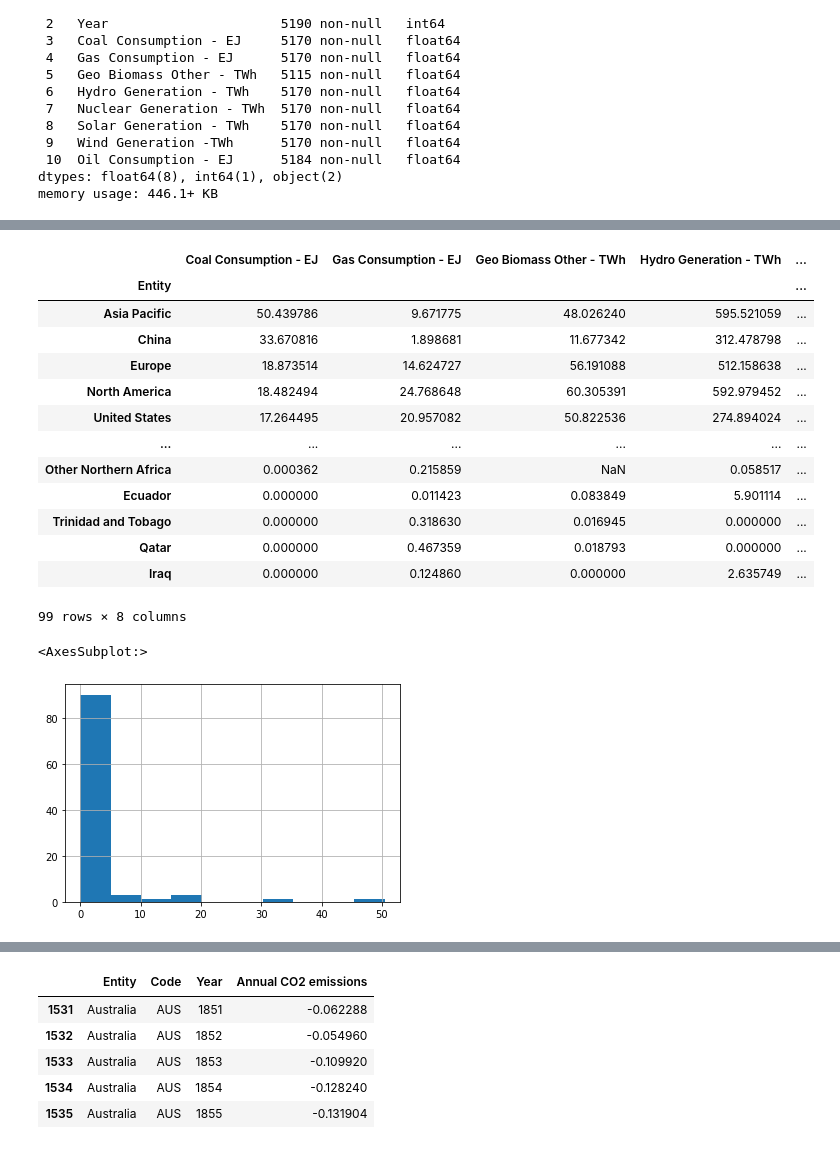
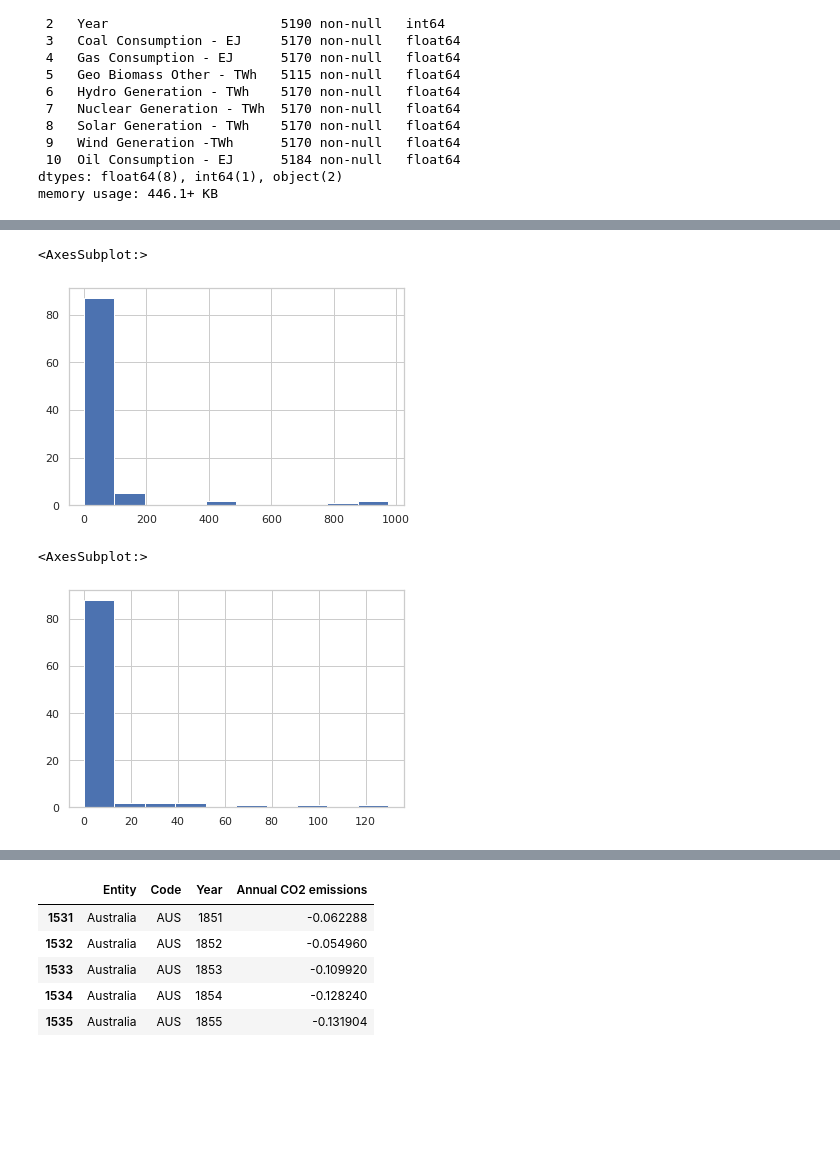
Before and after one commit to MathieuGuarino/IHProject2, a Jupyter notebook: main.ipynb, the cells around one changed output, grey strips where cells are left out. Saved outputs shown, nothing was run; the diff lists cells and outputs as text; code cells hidden in the pictures; blank space fills up the shorter version.

```diff
--- a/main.ipynb
+++ b/main.ipynb
@@ -113,0 +269,6 @@ memory usage: 446.1+ KB
+# %%
+green_indicators = pd.read_csv('./Environment-Equity Datasets/Social Equity/Government policies and support/Green Growth Indicators by country.csv')
+green_indicators.dataframeName = 'Green Growth Indicators by country.csv'
+nRow, nCol = green_indicators.shape
+print(f'There are {nRow} rows and {nCol} columns')
+green_indicators.head(2)
@@ -113,0 +304,6 @@ memory usage: 446.1+ KB
+# %%
+green_indic_cleaned = green_indicators[green_indicators.Year.between(2010,2020)].drop(['COU','Reference Period Code', 'Unit Code', 'VAR',
+                                             'Reference Period', 'Flag Codes', 'Flags', 'YEA', 'PowerCode', 'PowerCode Code','Unit'],axis=1).dropna()
+green_indic_cleaned = green_indic_cleaned[green_indic_cleaned.Variable == 'Renewable electricity, % total electricity generation'].drop('Variable',axis=1)
+green_indic_cleaned.columns = ['Entity','Year','%RenewableElectricity']
+green_indic_cleaned
@@ -113,0 +329,7 @@ memory usage: 446.1+ KB
+# %%
+energy_co2 = pd.merge(energy_cleaned, co2_cleaned,  how='left', left_on=['Entity','Year'], right_on = ['Entity','Year'])
+energy_co2_death = pd.merge(energy_co2, deathspm25_cleaned,  how='left', left_on=['Entity','Year'], right_on = ['Entity','Year'])
+energy_co2_death_green = pd.merge(energy_co2_death, green_indic_cleaned,  how='left', left_on=['Entity','Year'], right_on = ['Entity','Year'])
+energy_co2_death_green.columns = ['Country', 'Year', 'Coal', 'Gas', 'Biomass','Hydro','Nuclear','Solar','Wind','Oil','CO2',
+                                  'Population','PM2.5','Deaths','%RenewableElectricity']
+energy_co2_death_green.shape
@@ -114,5 +413,5 @@ memory usage: 446.1+ KB
 # %%
 #Remove the world first line to get comprehensive data
-energy_grouped = energy_consumption_by_country.groupby(['Entity']).mean().sort_values(by='Coal Consumption - EJ', ascending=False).iloc[1:].drop(['Year'], axis=1)
+energy_grouped = energy_co2_death_green.groupby(['Country']).mean().sort_values(by='Coal', ascending=False).iloc[1:].drop(['Year'], axis=1)
 energy_grouped.describe()
 # %% [output]
@@ -128,22 +427,10 @@ energy_grouped.describe()
 # %%
-energy_grouped
+energy_grouped['Nuclear'].hist()
 # %% [output]
-|  | Coal Consumption - EJ | Gas Consumption - EJ | Geo Biomass Other - TWh | Hydro Generation - TWh | ... |
-| Entity |  |  |  |  | ... |
-| Asia Pacific | 50.439786 | 9.671775 | 48.026240 | 595.521059 | ... |
-| China | 33.670816 | 1.898681 | 11.677342 | 312.478798 | ... |
-| Europe | 18.873514 | 14.624727 | 56.191088 | 512.158638 | ... |
-| North America | 18.482494 | 24.768648 | 60.305391 | 592.979452 | ... |
-| United States | 17.264495 | 20.957082 | 50.822536 | 274.894024 | ... |
-| ... | ... | ... | ... | ... | ... |
-| Other Northern Africa | 0.000362 | 0.215859 | NaN | 0.058517 | ... |
-| Ecuador | 0.000000 | 0.011423 | 0.083849 | 5.901114 | ... |
-| Trinidad and Tobago | 0.000000 | 0.318630 | 0.016945 | 0.000000 | ... |
-| Qatar | 0.000000 | 0.467359 | 0.018793 | 0.000000 | ... |
-| Iraq | 0.000000 | 0.124860 | 0.000000 | 2.635749 | ... |
-99 rows × 8 columns
+<AxesSubplot:>
+[figure, added]
 # %%
-energy_grouped['Coal Consumption - EJ'].hist()
+energy_grouped['Solar'].hist()
 # %% [output]
 <AxesSubplot:>
-[figure, old version]
+[figure, new version]
```
Also changed, not shown: parts of 69 cells of this notebook.
